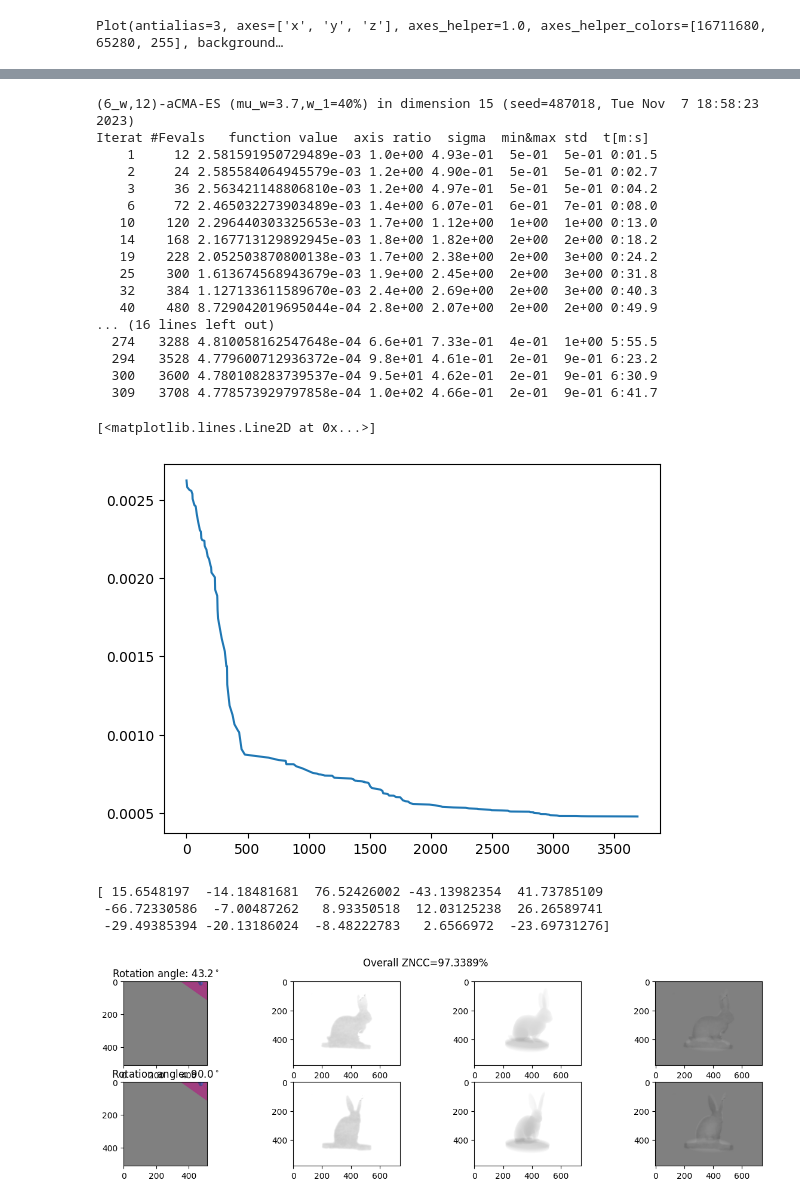
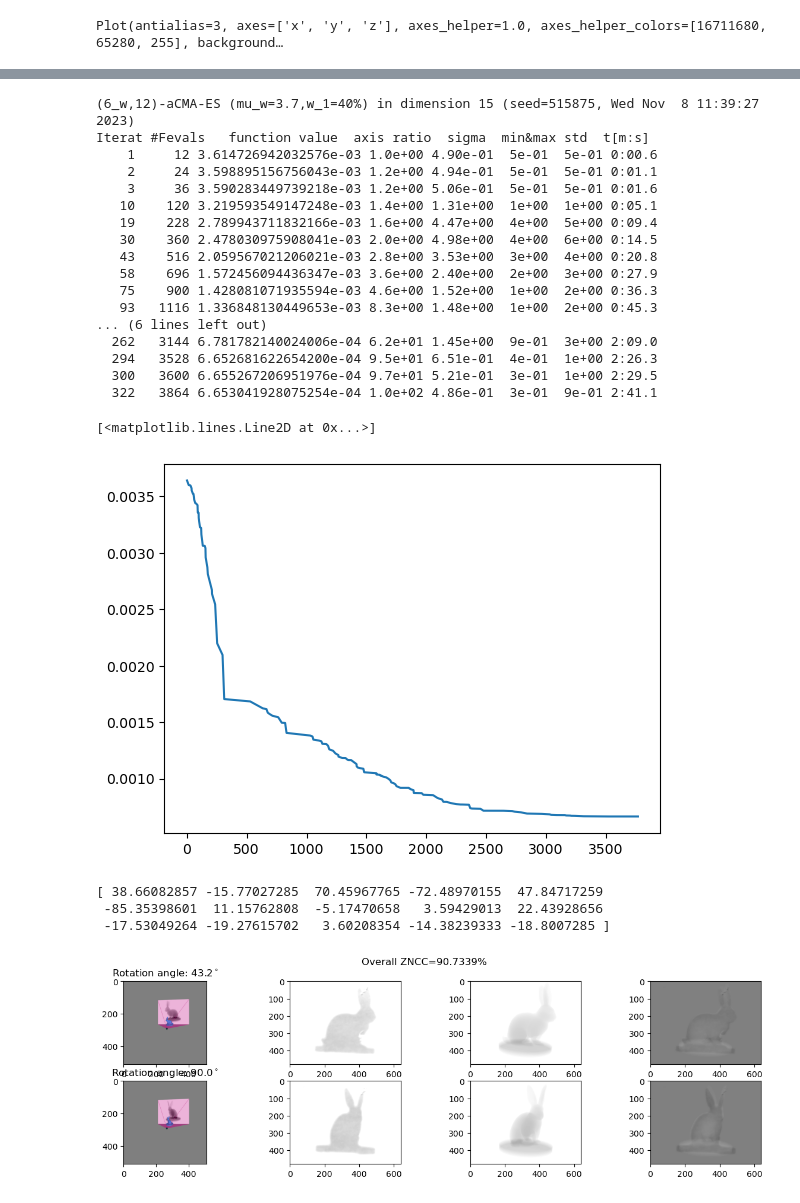
Before and after one commit to Sunday-nwokolo/MyProjects, a Jupyter notebook: One projection.ipynb, the cells around one changed output, grey strips where cells are left out. Drawn from its saved outputs; the diff is of its cells as text; code cells hidden in the pictures.

```diff
--- a/One projection.ipynb
+++ b/One projection.ipynb
@@ -26,6 +27,6 @@ from utils import *
 # %%
-use_padding = True
-pad_width = 50
+utils.use_padding = False
+utils.pad_width = 50
 angular_step_in_deg = 3.6
 # %%
 # data_path = "C:/Users/user/phd/Dataoff/"
@@ -403,16 +360,16 @@ ref_image, selected_angles = getReference(I_flat, angles_in_deg, 2)
 # %%
 opts = cma.CMAOptions()
 opts.set('tolfun', 1e-5);
-opts['tolx'] = 1e-5;
+opts['tolx'] = 1e-4;
 opts['bounds'] = [np.hstack((12*[-1000], [-180, -180])), np.hstack((12*[1000], [180, 180]))];
 
 fname = current_folder + "/" + data_path + "/x_best3.dat"
 if True:
 # if not os.path.exists(fname):
 
-    best_fitness = sys.float_info.max
-    fitness_set = []
-    counter = 1
+    utils.best_fitness = sys.float_info.max
+    utils.fitness_set = []
+    utils.counter = 1
 
     start_time = time.time();
     es = cma.CMAEvolutionStrategy(x_default, 0.5, opts);
@@ -422,37 +379,37 @@ if True:
     x_best3 = es.result.xbest
     np.savetxt(fname, x_best3)
 
-    fitness_set = np.array(fitness_set)
-    np.savetxt(current_folder + "/" + data_path + "/fitness_set3.dat", fitness_set)
+    utils.fitness_set = np.array(utils.fitness_set)
+    np.savetxt(current_folder + "/" + data_path + "/fitness_set3.dat", utils.fitness_set)
 else:
     x_best3 = np.loadtxt(fname)
-    fitness_set = np.loadtxt(fname, current_folder + "/" + data_path + "/fitness_set3.dat")
+    utils.fitness_set = np.loadtxt(fname, current_folder + "/" + data_path + "/fitness_set3.dat")
 # %% [output]
-(6_w,12)-aCMA-ES (mu_w=3.7,w_1=40%) in dimension 15 (seed=487018, Tue Nov  7 18:58:23 2023)
+(6_w,12)-aCMA-ES (mu_w=3.7,w_1=40%) in dimension 15 (seed=515875, Wed Nov  8 11:39:27 2023)
 Iterat #Fevals   function value  axis ratio  sigma  min&max std  t[m:s]
-    1     12 2.581591950729489e-03 1.0e+00 4.93e-01  5e-01  5e-01 0:01.5
-    2     24 2.585584064945579e-03 1.2e+00 4.90e-01  5e-01  5e-01 0:02.7
-    3     36 2.563421148806810e-03 1.2e+00 4.97e-01  5e-01  5e-01 0:04.2
-    6     72 2.465032273903489e-03 1.4e+00 6.07e-01  6e-01  7e-01 0:08.0
-   10    120 2.296440303325653e-03 1.7e+00 1.12e+00  1e+00  1e+00 0:13.0
-   14    168 2.167713129892945e-03 1.8e+00 1.82e+00  2e+00  2e+00 0:18.2
-   19    228 2.052503870800138e-03 1.7e+00 2.38e+00  2e+00  3e+00 0:24.2
-   25    300 1.613674568943679e-03 1.9e+00 2.45e+00  2e+00  3e+00 0:31.8
-   32    384 1.127133611589670e-03 2.4e+00 2.69e+00  2e+00  3e+00 0:40.3
-   40    480 8.729042019695044e-04 2.8e+00 2.07e+00  2e+00  2e+00 0:49.9
-... (16 lines left out)
-  274   3288 4.810058162547648e-04 6.6e+01 7.33e-01  4e-01  1e+00 5:55.5
-  294   3528 4.779600712936372e-04 9.8e+01 4.61e-01  2e-01  9e-01 6:23.2
-  300   3600 4.780108283739537e-04 9.5e+01 4.62e-01  2e-01  9e-01 6:30.9
-  309   3708 4.778573929797858e-04 1.0e+02 4.66e-01  2e-01  9e-01 6:41.7
+    1     12 3.614726942032576e-03 1.0e+00 4.90e-01  5e-01  5e-01 0:00.6
+    2     24 3.598895156756043e-03 1.2e+00 4.94e-01  5e-01  5e-01 0:01.1
+    3     36 3.590283449739218e-03 1.2e+00 5.06e-01  5e-01  5e-01 0:01.6
+   10    120 3.219593549147248e-03 1.4e+00 1.31e+00  1e+00  1e+00 0:05.1
+   19    228 2.789943711832166e-03 1.6e+00 4.47e+00  4e+00  5e+00 0:09.4
+   30    360 2.478030975908041e-03 2.0e+00 4.98e+00  4e+00  6e+00 0:14.5
+   43    516 2.059567021206021e-03 2.8e+00 3.53e+00  3e+00  4e+00 0:20.8
+   58    696 1.572456094436347e-03 3.6e+00 2.40e+00  2e+00  3e+00 0:27.9
+   75    900 1.428081071935594e-03 4.6e+00 1.52e+00  1e+00  2e+00 0:36.3
+   93   1116 1.336848130449653e-03 8.3e+00 1.48e+00  1e+00  2e+00 0:45.3
+... (6 lines left out)
+  262   3144 6.781782140024006e-04 6.2e+01 1.45e+00  9e-01  3e+00 2:09.0
+  294   3528 6.652681622654200e-04 9.5e+01 6.51e-01  4e-01  1e+00 2:26.3
+  300   3600 6.655267206951976e-04 9.7e+01 5.21e-01  3e-01  1e+00 2:29.5
+  322   3864 6.653041928075254e-04 1.0e+02 4.86e-01  3e-01  9e-01 2:41.1
 # %%
-plt.plot(fitness_set[:,0], fitness_set[:,1])
+plt.plot(utils.fitness_set[:,0], utils.fitness_set[:,1])
 # %% [output]
 [<matplotlib.lines.Line2D at 0x...>]
-[figure, old version]
+[figure, new version]
 # %%
 print(x_best3)
 # %% [output]
-[ 15.6548197  -14.18481681  76.52426002 -43.13982354  41.73785109
- -66.72330586  -7.00487262   8.93350518  12.03125238  26.26589741
- -29.49385394 -20.13186024  -8.48222783   2.6566972  -23.69731276]
+[ 38.66082857 -15.77027285  70.45967765 -72.48970155  47.84717259
+ -85.35398601  11.15762808  -5.17470658   3.59429013  22.43928656
+ -17.53049264 -19.27615702   3.60208354 -14.38239333 -18.8007285 ]
@@ -461,6 +416,6 @@ simulated_xray_images = getXrayImage(x_best3)
 # %%
 displayResult(x_best3)
 # %% [output]
-[figure, old version]
+[figure, new version]
 # %%
 # ref_image, selected_angles = getReference(I_flat, angles_in_deg, len(angles_in_deg))
```
Also changed, not shown: parts of 24 cells of this notebook, 1 other file.
